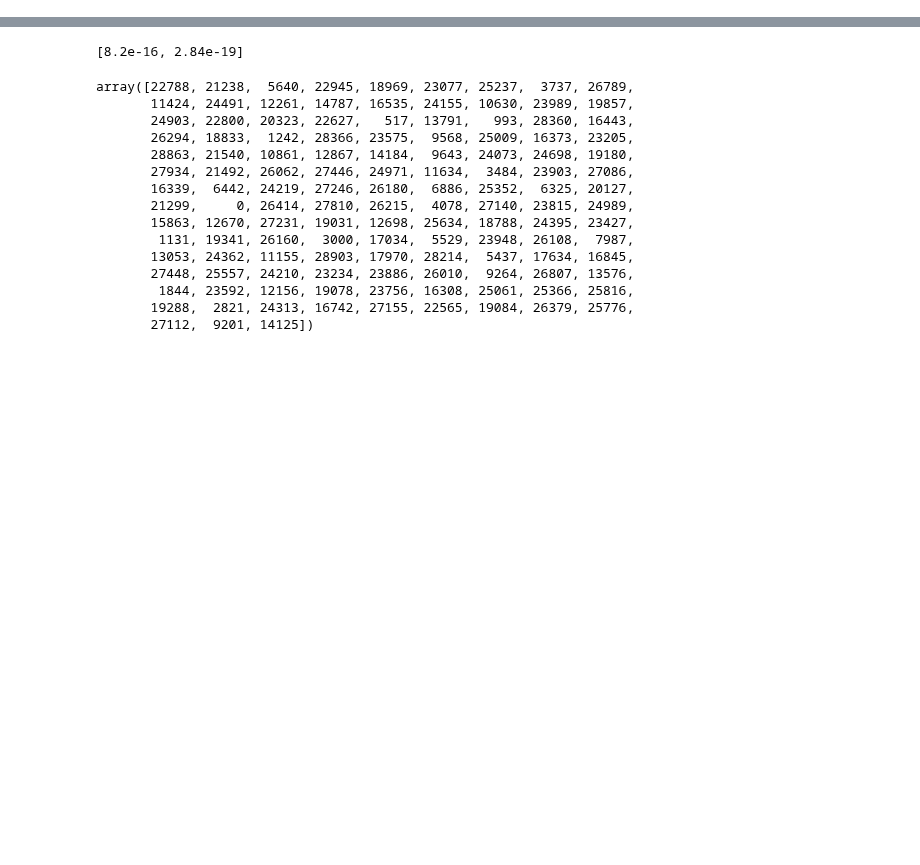
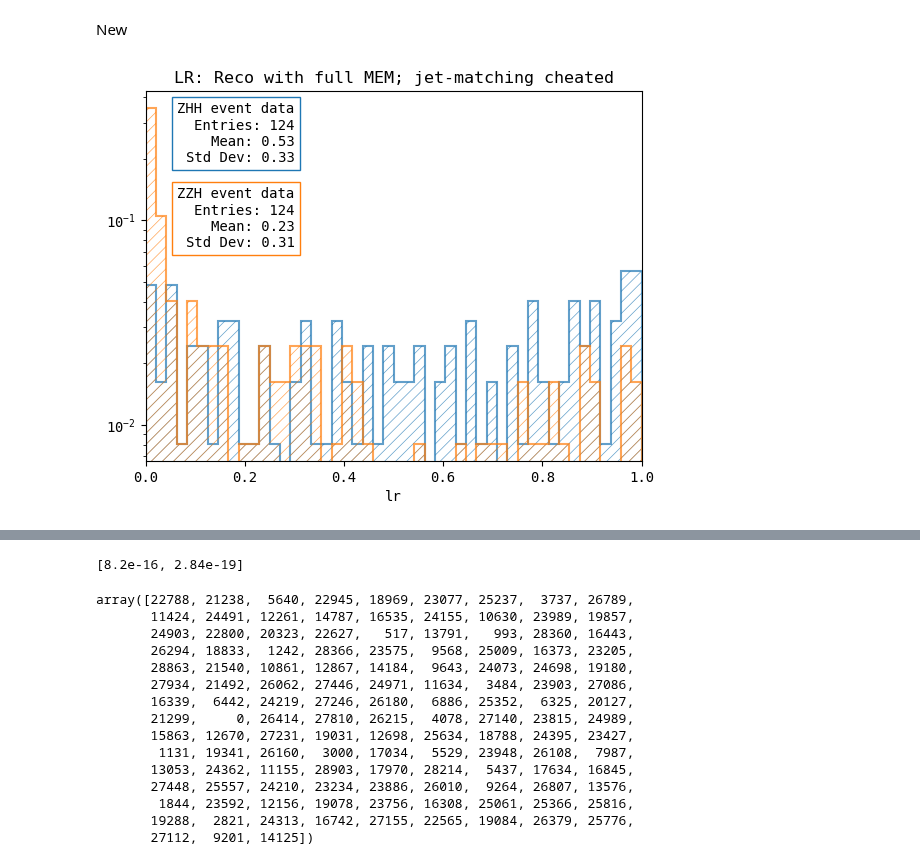
Before and after one commit to nVentis/MEM_HEP, a Jupyter notebook: results/mem_sep.ipynb, the cells around one changed output, grey strips where cells are left out. Saved outputs shown, nothing was run; the diff lists cells and outputs as text; code cells hidden in the pictures; blank space fills up the shorter version.

```diff
--- a/results/mem_sep.ipynb
+++ b/results/mem_sep.ipynb
@@ -95,3 +112,20 @@ plot_r(results, "Reco with full MEM")
+# %% [markdown]
+New
+# %%
+def plot_r(data, name):
+    true_zhh, true_zzh = split_true_zhh_zzh(data)
+
+    llr = {
+        "zhh_r": true_zhh["r"],
+        "zzh_r": true_zzh["r"]
+    }
+
+    fig, ax = plt.subplots()
+    plot_hist(llr, x = ["zhh_r", "zzh_r"], labels=["ZHH event data", "ZZH event data"], title="LR: {}".format(name), text_start_x= 0.3, normalize=True, xlim=(0.0,1.0), xlim_binning=(0,1.1), xlabel="lr", ax=ax, bins=48, yscale="log")
+
+plot_r(results, "Reco with full MEM; jet-matching cheated")
+# %% [output]
+[figure, added]
 # %%
 TP = np.count_nonzero((results["is_zhh"]) & (results["r"] > 0.5))
 TN = np.count_nonzero((results["is_zzh"]) & (results["r"] < 0.5))
```
Also changed, not shown: parts of 11 cells of this notebook, 26 other files.
